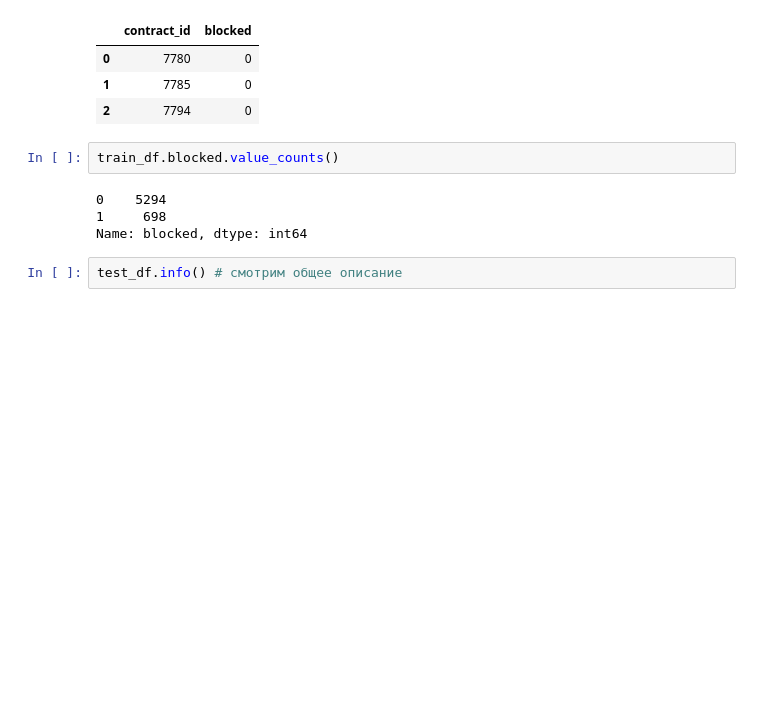
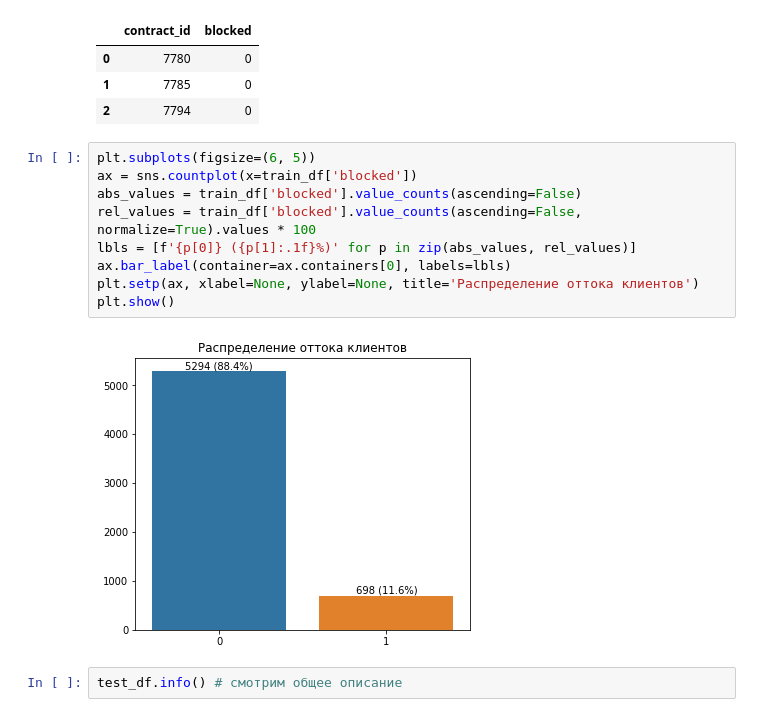
Before and after one commit to Alexwert3/rep_kareliya, a Jupyter notebook: chemp_kareliya.ipynb, the cells around one changed output. Saved outputs shown, nothing was run; the diff lists cells and outputs as text; blank space fills up the shorter version.

```diff
--- a/chemp_kareliya.ipynb
+++ b/chemp_kareliya.ipynb
@@ -98,12 +106,17 @@ train_df.head(3) # смотрим первые записи
 | 0 | 7780 | 0 |
 | 1 | 7785 | 0 |
 | 2 | 7794 | 0 |
-# %%
-train_df.blocked.value_counts()
-# %% [output]
-0    5294
-1     698
-Name: blocked, dtype: int64
+# %%
+plt.subplots(figsize=(6, 5))
+ax = sns.countplot(x=train_df['blocked'])
+abs_values = train_df['blocked'].value_counts(ascending=False)
+rel_values = train_df['blocked'].value_counts(ascending=False, normalize=True).values * 100
+lbls = [f'{p[0]} ({p[1]:.1f}%)' for p in zip(abs_values, rel_values)]
+ax.bar_label(container=ax.containers[0], labels=lbls)
+plt.setp(ax, xlabel=None, ylabel=None, title='Распределение оттока клиентов')
+plt.show()
+# %% [output]
+[figure, added]
 # %%
 test_df.info() # смотрим общее описание
 # %% [output]
```
Also changed, not shown: parts of 36 cells of this notebook.
